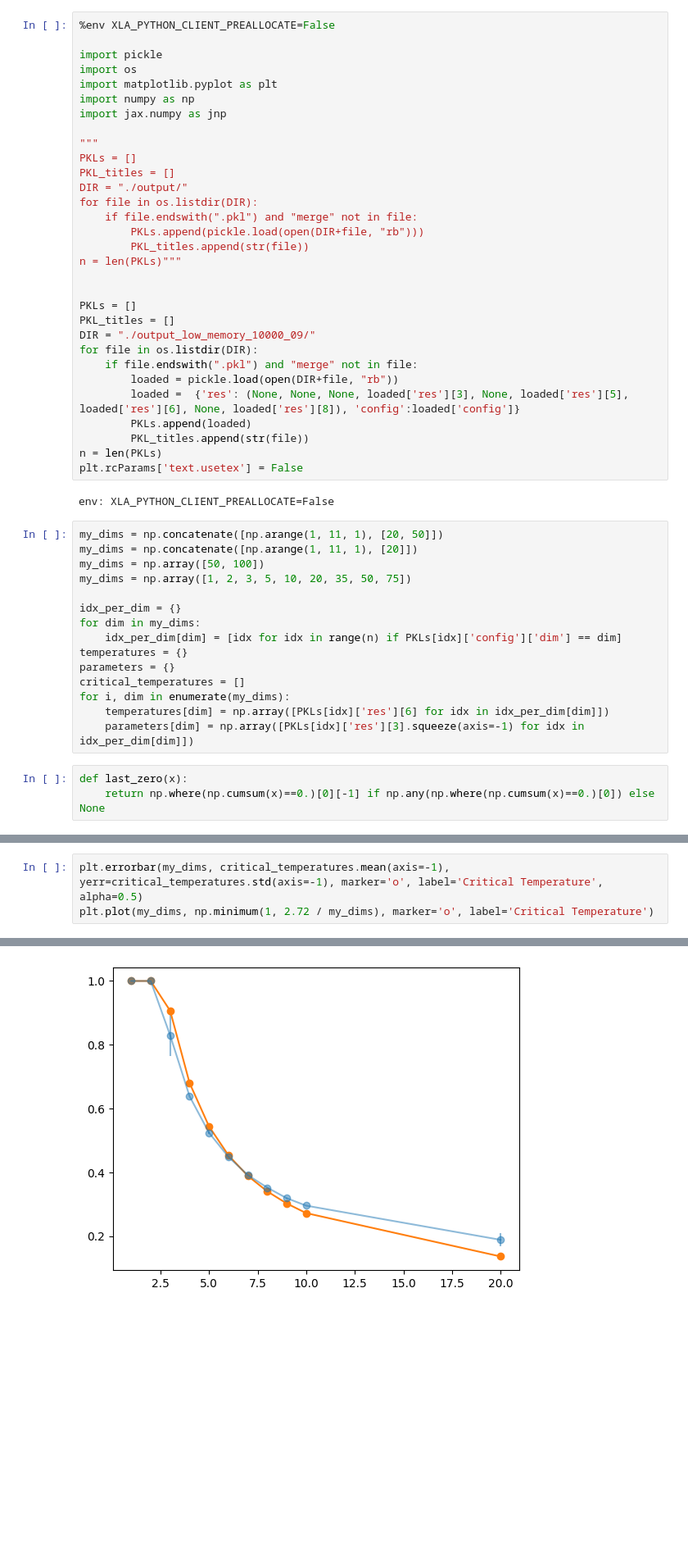
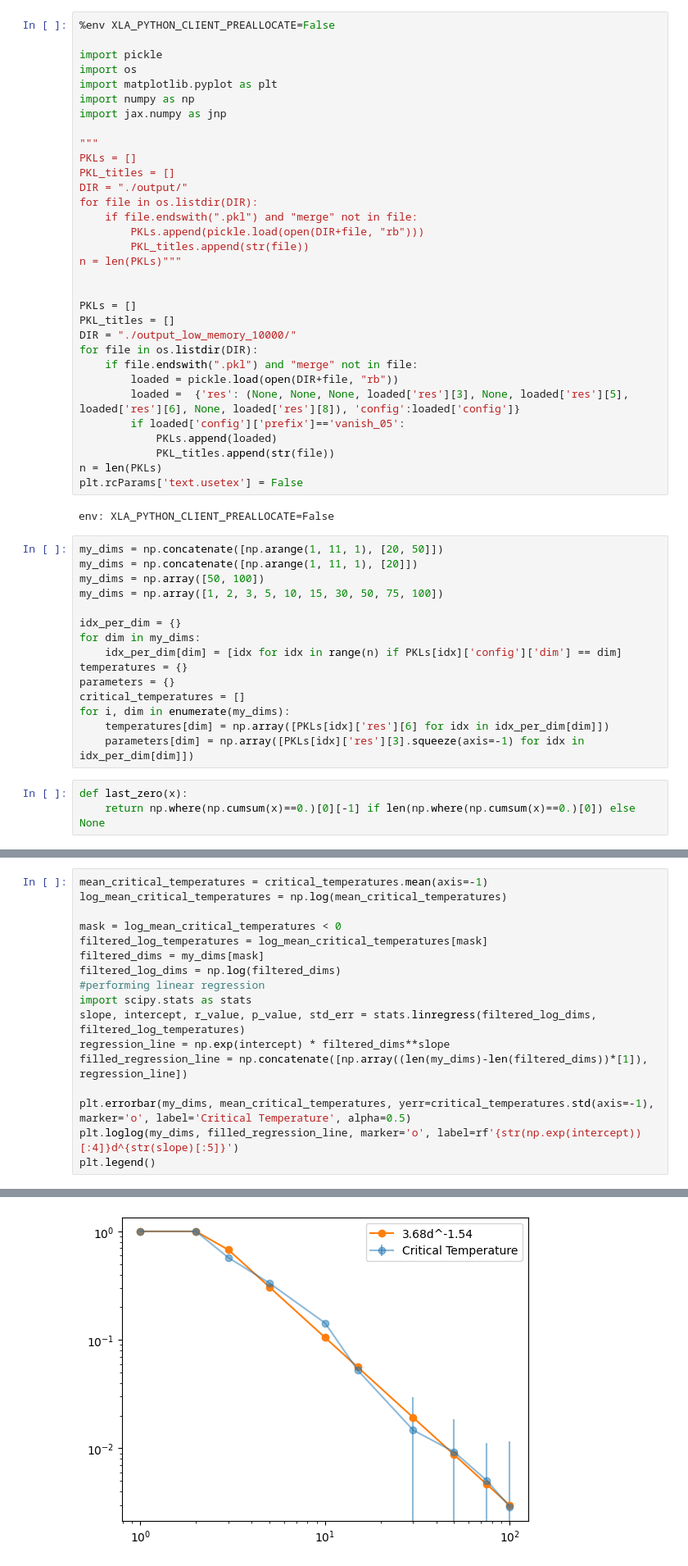
Before and after one commit to ylefay/adaptive_smc_tempering, a Jupyter notebook: adaptive_smc/experiments_bis/pCN/pCN_IMH_frontier/Untitled.ipynb, the cells around one changed output, grey strips where cells are left out. Shown at 82% size. Saved outputs shown, nothing was run; the diff lists cells and outputs as text; blank space fills up the shorter version.

```diff
--- a/adaptive_smc/experiments_bis/pCN/pCN_IMH_frontier/Untitled.ipynb
+++ b/adaptive_smc/experiments_bis/pCN/pCN_IMH_frontier/Untitled.ipynb
@@ -20,13 +20,14 @@ n = len(PKLs)"""
 
 PKLs = []
 PKL_titles = []
-DIR = "./output_low_memory_10000_09/"
+DIR = "./output_low_memory_10000/"
 for file in os.listdir(DIR):
     if file.endswith(".pkl") and "merge" not in file:
         loaded = pickle.load(open(DIR+file, "rb"))
         loaded =  {'res': (None, None, None, loaded['res'][3], None, loaded['res'][5], loaded['res'][6], None, loaded['res'][8]), 'config':loaded['config']}
-        PKLs.append(loaded)
-        PKL_titles.append(str(file))
+        if loaded['config']['prefix']=='vanish_05':
+            PKLs.append(loaded)
+            PKL_titles.append(str(file))
 n = len(PKLs)
 plt.rcParams['text.usetex'] = False
 # %% [output]
@@ -35,7 +36,7 @@ env: XLA_PYTHON_CLIENT_PREALLOCATE=False
 my_dims = np.concatenate([np.arange(1, 11, 1), [20, 50]])
 my_dims = np.concatenate([np.arange(1, 11, 1), [20]])
 my_dims = np.array([50, 100])
-my_dims = np.array([1, 2, 3, 5, 10, 20, 35, 50, 75])
+my_dims = np.array([1, 2, 3, 5, 10, 15, 30, 50, 75, 100])
 
 idx_per_dim = {}
 for dim in my_dims:
@@ -48,7 +49,7 @@ for i, dim in enumerate(my_dims):
     parameters[dim] = np.array([PKLs[idx]['res'][3].squeeze(axis=-1) for idx in idx_per_dim[dim]])
 # %%
 def last_zero(x):
-    return np.where(np.cumsum(x)==0.)[0][-1] if np.any(np.where(np.cumsum(x)==0.)[0]) else None
+    return np.where(np.cumsum(x)==0.)[0][-1] if len(np.where(np.cumsum(x)==0.)[0]) else None
 # %%
 critical_temperatures = np.zeros(shape=(len(my_dims), len(parameters[50])))
 for idxdim, dim in enumerate(parameters.keys()):
@@ -58,4 +95,18 @@ for idxdim, dim in enumerate(parameters.keys()):
 # %%
-plt.errorbar(my_dims, critical_temperatures.mean(axis=-1), yerr=critical_temperatures.std(axis=-1), marker='o', label='Critical Temperature', alpha=0.5)
-plt.plot(my_dims, np.minimum(1, 2.72 / my_dims), marker='o', label='Critical Temperature')
+mean_critical_temperatures = critical_temperatures.mean(axis=-1)
+log_mean_critical_temperatures = np.log(mean_critical_temperatures)
+
+mask = log_mean_critical_temperatures < 0
+filtered_log_temperatures = log_mean_critical_temperatures[mask]
+filtered_dims = my_dims[mask]
+filtered_log_dims = np.log(filtered_dims)
+#performing linear regression
+import scipy.stats as stats
+slope, intercept, r_value, p_value, std_err = stats.linregress(filtered_log_dims, filtered_log_temperatures)
+regression_line = np.exp(intercept) * filtered_dims**slope
+filled_regression_line = np.concatenate([np.array((len(my_dims)-len(filtered_dims))*[1]), regression_line])
+
+plt.errorbar(my_dims, mean_critical_temperatures, yerr=critical_temperatures.std(axis=-1), marker='o', label='Critical Temperature', alpha=0.5)
+plt.loglog(my_dims, filled_regression_line, marker='o', label=rf'{str(np.exp(intercept))[:4]}d^{str(slope)[:5]}')
+plt.legend()
 # %% [output]
@@ -63 +114 @@ plt.plot(my_dims, np.minimum(1, 2.72 / my_dims), marker='o', label='Critical Tem
-[figure, old version]
+[figure, new version]
```
Also changed, not shown: parts of 11 cells of this notebook, 2 other files.
